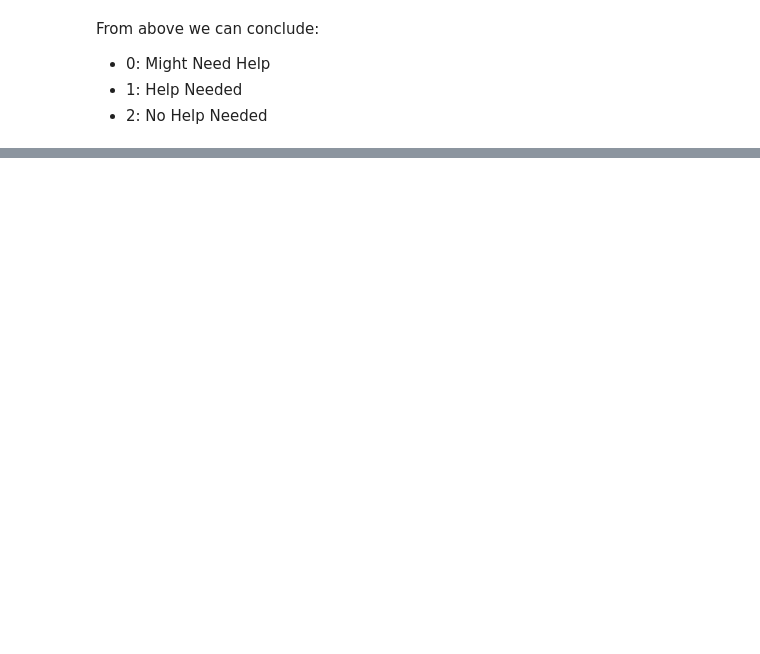
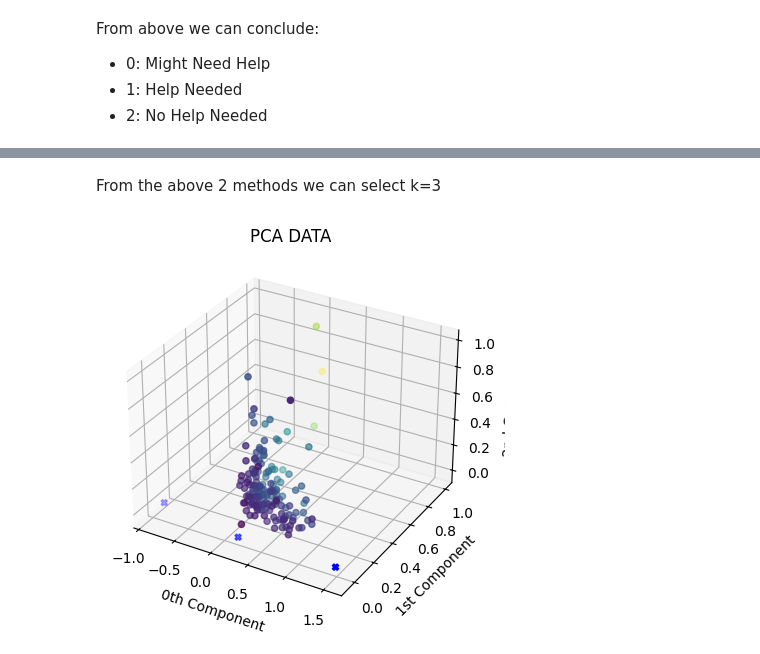
Before and after one commit to rizz045/Country-Data-Exploration-and-Preediction--Unsupervised-learning-, a Jupyter notebook: Country_Data_Exploration_and_Prediction.ipynb, the cells around one changed output, grey strips where cells are left out. Saved outputs shown, nothing was run; the diff lists cells and outputs as text; code cells hidden in the pictures; blank space fills up the shorter version.

```diff
--- a/Country_Data_Exploration_and_Prediction.ipynb
+++ b/Country_Data_Exploration_and_Prediction.ipynb
@@ -703,0 +729,23 @@ for k in range(1, 10):
+# %% [markdown]
+From the above 2 methods we can select k=3
+# %%
+model = KMeans(n_clusters = 3, max_iter=1000)
+model.fit(m2)
+cluster = model.cluster_centers_
+centroids=np.array(cluster)
+labels = model.labels_
+df['Class'] = labels
+pca_df2['Class'] = labels
+
+fig = plt.figure()
+ax = fig.add_subplot(111, projection='3d')
+
+ax.scatter(centroids[:,0], centroids[:,1], centroids[:,2], marker='X', color='b')
+plt.title("PCA DATA")
+ax.set_xlabel('0th Component')
+ax.set_ylabel('1st Component')
+ax.set_zlabel('2nd Component')
+ax.scatter(x, y, z, c=y)
+plt.show()
+# %% [output]
+[figure, added]
```
Also changed, not shown: parts of 4 cells of this notebook.
